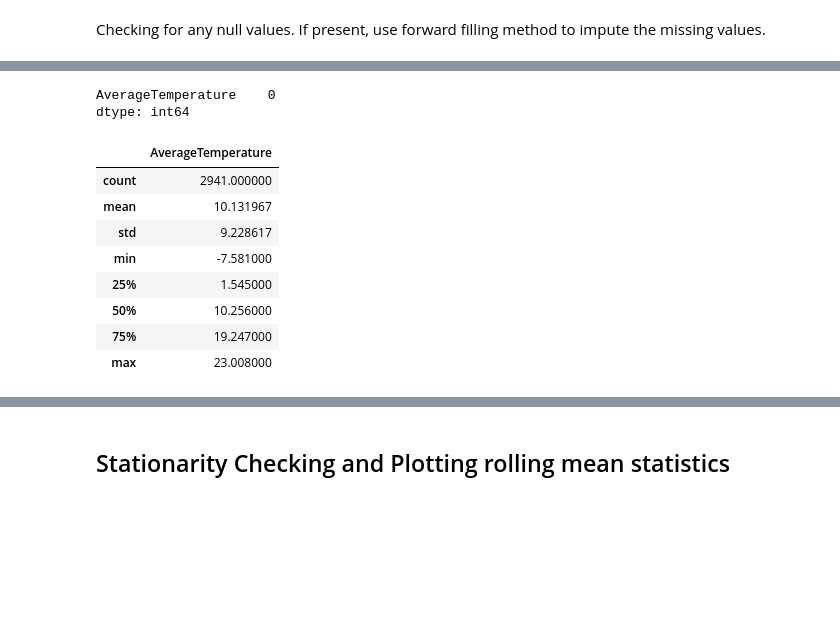
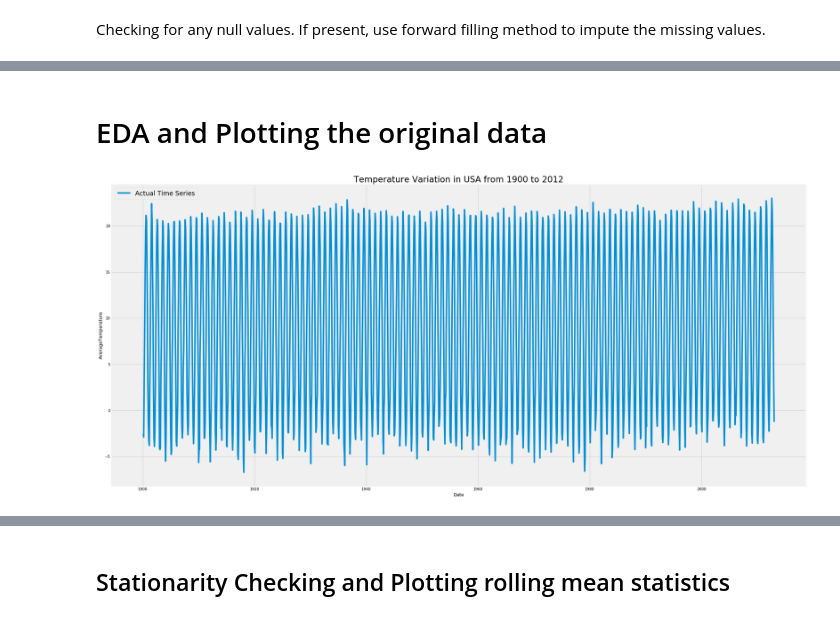
Before and after one commit to amoghbatwal/TSA---Global-Temperatures, a Jupyter notebook: TSA on Global Temperatures.ipynb, the cells around one changed output, grey strips where cells are left out. Cells and saved outputs as stored; diff of their text form; code cells hidden in the pictures; blank space fills up the shorter version.

```diff
--- a/TSA on Global Temperatures.ipynb
+++ b/TSA on Global Temperatures.ipynb
@@ -9,6 +9,7 @@ import matplotlib.pylab as plt
 %matplotlib inline
 import warnings
 warnings.filterwarnings('ignore')
+plt.style.use('fivethirtyeight')
 # %% [markdown]
 ## Data Preprocessing
 # %% [markdown]
@@ -230,0 +196,4 @@ usa.head()
+# %%
+usa = usa.loc['1900':'2013-01-01']
+usa = usa.asfreq('M', method='ffill')
+usa.head()
@@ -240,17 +214,0 @@ usa.fillna(method='ffill', inplace = True)
-# %%
-usa.isna().sum()
-# %% [output]
-AverageTemperature    0
-dtype: int64
-# %%
-usa.describe()
-# %% [output]
-|  | AverageTemperature |
-| count | 2941.000000 |
-| mean | 10.131967 |
-| std | 9.228617 |
-| min | -7.581000 |
-| 25% | 1.545000 |
-| 50% | 10.256000 |
-| 75% | 19.247000 |
-| max | 23.008000 |
@@ -258,0 +215,12 @@ usa['Ticks'] = range(0, len(usa['AverageTemperature']))
+# %% [markdown]
+# EDA and Plotting the original data
+# %%
+import seaborn as sns
+
+fig = plt.subplots(figsize=(30, 15))
+sns.lineplot(x=usa.index, y=usa['AverageTemperature'], label = 'Actual Time Series')
+plt.title('Temperature Variation in USA from 1900 to 2012', size = 23)
+plt.legend(fontsize='xx-large')
+plt.show()
+# %% [output]
+[figure, added]
```
Also changed, not shown: parts of 66 cells of this notebook.
